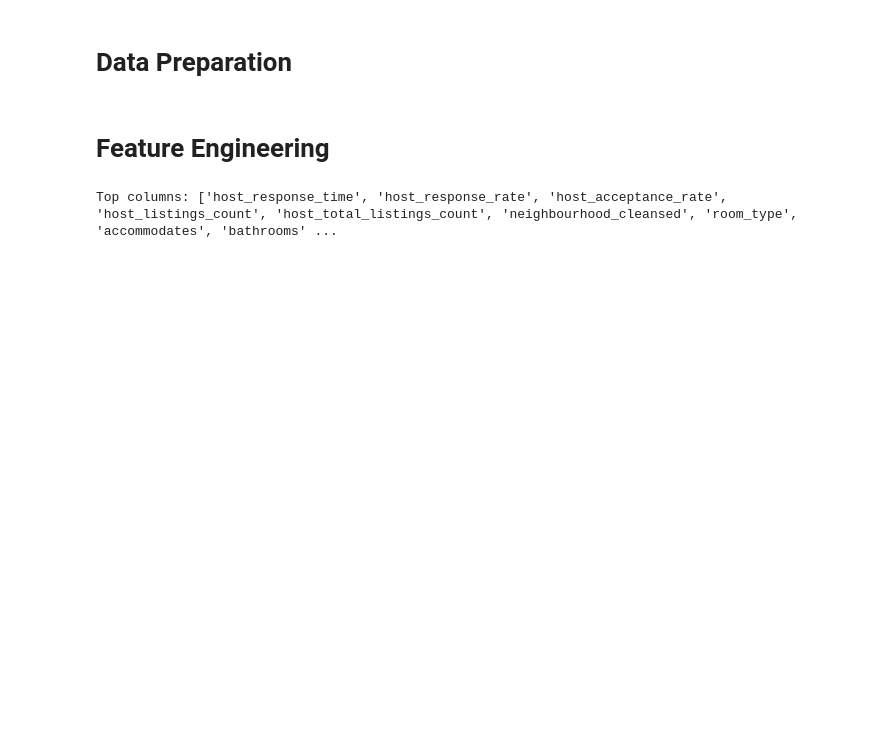
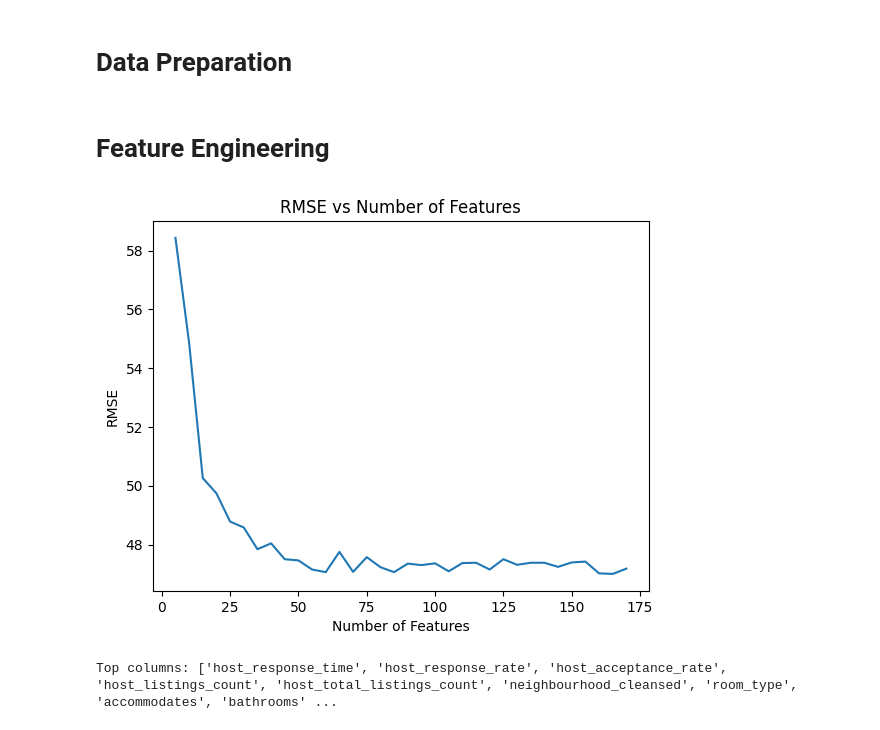
Before and after one commit to suvoganguli/AAI510_FinalProject, a Jupyter notebook: src/AAI510_Final_JupyterNotebook.ipynb, the cells around one changed output. Cells and saved outputs as stored; diff of their text form; code cells hidden in the pictures; blank space fills up the shorter version.

Commit message:
Finished running models

```diff
--- a/src/AAI510_Final_JupyterNotebook.ipynb
+++ b/src/AAI510_Final_JupyterNotebook.ipynb
@@ -244,2 +246,16 @@ test_data = DataImputer.impute_missing_values(test_data, data.columns, SimpleImp
+# %%
+# Plot number of features in model vs RMSE
+n_features_rmse = {5: 58.43, 10: 54.86, 15: 50.26, 20: 49.74, 25: 48.78, 30: 48.58, 35: 47.84, 40: 48.04, 45: 47.50, 50: 47.46, 55: 47.15, 60: 47.06, 65: 47.75, 70: 47.07, 75: 47.57, 80: 47.23, 85: 47.06, 90: 47.35, 95: 47.30, 100: 47.36, 105: 47.09, 110: 47.37, 115: 47.38, 120: 47.15, 125: 47.50, 130: 47.31, 135: 47.38, 140: 47.38, 145: 47.24, 150: 47.39, 155: 47.42, 160: 47.02, 165: 47.00, 170: 47.18}
+
+features = list(n_features_rmse.keys())
+rmses = list(n_features_rmse.values())
+
+plt.plot(features, rmses)
+plt.title('RMSE vs Number of Features')
+plt.xlabel('Number of Features')
+plt.ylabel('RMSE')
+plt.show()
+# %% [output]
+[figure, added]
 # %%
 # Use recursive feature elimination for feature selection
```
Also changed, not shown: parts of 16 cells of this notebook, 2 other files.
